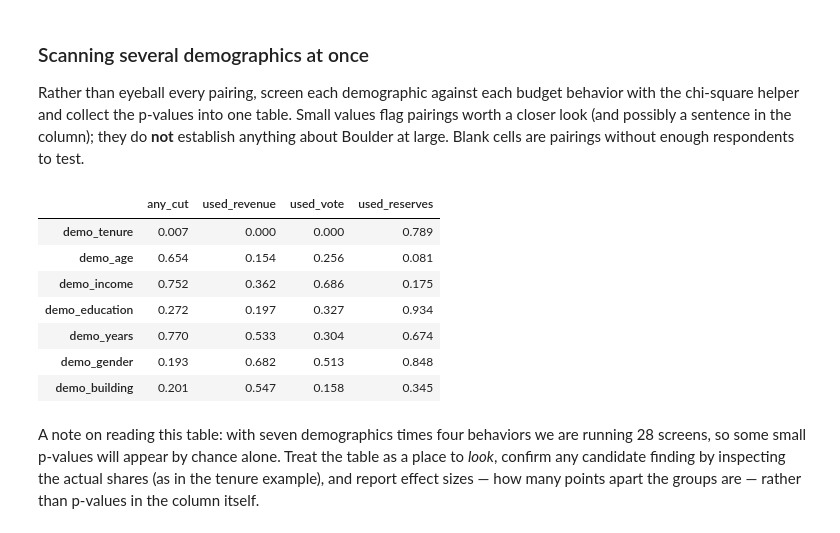
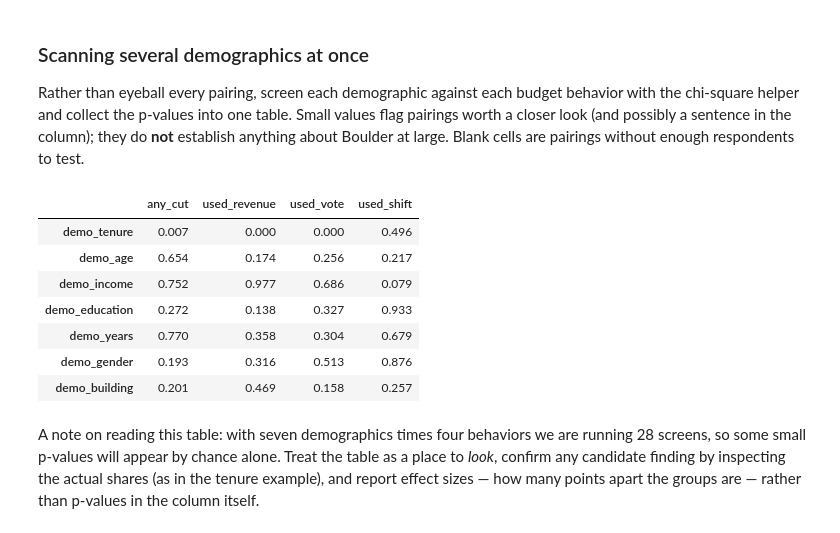
Before and after one commit to brianckeegan/charting-boulder, a Jupyter notebook: 2026-11-budget-tool/budget-survey-analysis.ipynb, the cells around one changed output. Drawn from its saved outputs; the diff is of its cells as text; code cells hidden in the pictures.

```diff
--- a/2026-11-budget-tool/budget-survey-analysis.ipynb
+++ b/2026-11-budget-tool/budget-survey-analysis.ipynb
@@ -53,12 +53,14 @@ Each submission is one flat row: the General Fund department sliders (`gf_*`), t
 # %%
 # Canonical column lists — keep these in lockstep with the widget's data tables.
-GF_SLIDERS = ['gf_police', 'gf_genadmin', 'gf_fire', 'gf_hhs', 'gf_it', 'gf_manager',
+GF_SLIDERS = ['gf_police', 'gf_genadmin', 'gf_fire', 'gf_hhs', 'gf_manager', 'gf_it',
               'gf_facilities', 'gf_finance', 'gf_parksrec', 'gf_attorney', 'gf_other']
-FUND_SLIDERS = ['fund_capital', 'fund_water', 'fund_openspace', 'fund_transpo',
-                'fund_wastewater', 'fund_internal', 'fund_stormwater', 'fund_parkstax',
-                'fund_ahf', 'fund_recact', 'fund_climate', 'fund_pds', 'fund_ssb',
-                'fund_ccrs', 'fund_arts', 'fund_evict', 'fund_airport']
-REV_COLS = ['rev_fees', 'rev_property', 'rev_sales', 'reserves']
+# Each department's spending outside the General Fund (the 2027 locked section).
+FUND_SLIDERS = ['fund_utilities', 'fund_transpo', 'fund_openspace', 'fund_hhs',
+                'fund_parksrec', 'fund_facilities', 'fund_pds', 'fund_manager',
+                'fund_climate', 'fund_fire', 'fund_other']
+# rev_fees/rev_property/rev_sales: % change, −25..25. rev_marijuana: the tax rate,
+# 0..10 (3.5 today). rev_shift: $M of costs moved onto dedicated funds, 0..5.
+REV_COLS = ['rev_fees', 'rev_property', 'rev_sales', 'rev_marijuana', 'rev_shift']
 DEMO_COLS = ['demo_years', 'demo_area', 'demo_employment', 'demo_commute', 'demo_student',
              'demo_education', 'demo_building', 'demo_tenure', 'demo_income',
              'demo_age', 'demo_race', 'demo_gender', 'demo_lgbtq', 'demo_disability']
@@ -150,10 +152,11 @@ def _synthesize_pool(n, rng):
     responses_df['gf_it'] = _maybe_cut(0.30, -6, 7)
     responses_df['gf_hhs'] = np.where(owner, _maybe_cut(0.35, -8, 5), _maybe_cut(0.30, -2, 12))
     responses_df['gf_parksrec'] = _maybe_cut(0.30, -8, 4)
-    # Revenue sources are now percentage-change sliders (−25..25), like the GF
+    # Revenue sources are percentage-change sliders (−25..25), like the GF
     # departments: a reader can raise, cut, or shift a tax. Most movers raise
     # fees/property; a distinct "shift" cohort trims the regressive sales tax and
-    # makes it up on progressive property tax. Reserves stay a one-time $M draw.
+    # makes it up on progressive property tax. The marijuana tax is a rate, and
+    # moving costs onto dedicated funds is a dollar amount.
     responses_df['rev_fees'] = np.where(owner, _maybe_cut(0.45, -10, 13), _maybe_cut(0.60, -8, 17))
     responses_df['rev_property'] = np.where(owner, _maybe_cut(0.30, -8, 11), _maybe_cut(0.55, -5, 19))
     responses_df['rev_sales'] = np.where(owner, _maybe_cut(0.30, -13, 9), _maybe_cut(0.45, -10, 13))
@@ -164,13 +167,16 @@ def _synthesize_pool(n, rng):
         hits = rng.random(n) < prob
         vals = np.round(rng.uniform(0, hi, n), dec)
         return np.where(hits, vals, 0)
-    responses_df['reserves'] = _maybe_rev(0.40, 6, 1)
-    # Locked sliders: a meaningful minority try to move restricted money (incl. capital).
-    responses_df['fund_capital'] = _maybe_cut(0.22, -25, -2)
-    responses_df['fund_arts'] = _maybe_cut(0.10, -25, 6)
+    responses_df['rev_shift'] = _maybe_rev(0.35, 5, 1)
+    raise_mj = rng.random(n) < 0.45                   # most who move it raise it
+    responses_df['rev_marijuana'] = np.where(
+        raise_mj, rng.choice([4.0, 4.5, 5.0, 5.5, 6.0, 7.0, 8.0, 10.0], n), 3.5)
+    # Locked sliders: a meaningful minority try to move restricted money.
+    responses_df['fund_utilities'] = _maybe_cut(0.22, -25, -2)
+    responses_df['fund_parksrec'] = _maybe_cut(0.10, -25, 6)
     responses_df['fund_openspace'] = _maybe_cut(0.12, -20, 6)
-    responses_df['scenario'] = rng.choice(['y2026', 'downturn'], size=n, p=[0.8, 0.2])
-    responses_df['ts'] = pd.Timestamp('2026-06-01') + pd.to_timedelta(rng.integers(0, 12*24*60, n), unit='m')
+    responses_df['scenario'] = '2027'
+    responses_df['ts'] = pd.Timestamp('2026-09-30') + pd.to_timedelta(rng.integers(0, 14*24*60, n), unit='m')
     return responses_df
 
 if STUB_MODE:
@@ -316,8 +322,10 @@ responses_df['mean_gf_change'] = responses_df[GF_SLIDERS].mean(axis=1)        #
 responses_df['any_cut'] = (responses_df[GF_SLIDERS] < 0).any(axis=1)
 responses_df['used_vote'] = (responses_df['rev_property'] > 0) | (responses_df['rev_sales'] > 0)
 responses_df['used_fees'] = responses_df['rev_fees'] > 0
-responses_df['used_reserves'] = responses_df['reserves'] > 0
-responses_df['used_revenue'] = responses_df['used_vote'] | responses_df['used_fees']
+responses_df['used_marijuana'] = responses_df['rev_marijuana'] > 3.5   # above today's rate
+responses_df['used_shift'] = responses_df['rev_shift'] > 0
+responses_df['used_revenue'] = (responses_df['used_vote'] | responses_df['used_fees']
+                                | responses_df['used_marijuana'])
 # A reader "shifts" the mix when they raise one vote-tax while cutting the other —
 # e.g. trimming the regressive sales tax and leaning on progressive property tax.
 responses_df['shifted_revenue'] = (
@@ -330,7 +338,8 @@ topline = {
     'raised some revenue (fees or taxes)': responses_df['used_revenue'].mean(),
     'used a tax requiring a public vote': responses_df['used_vote'].mean(),
     'shifted the tax mix (sales <-> property)': responses_df['shifted_revenue'].mean(),
-    'leaned on one-time reserves': responses_df['used_reserves'].mean(),
+    'raised the marijuana tax': responses_df['used_marijuana'].mean(),
+    'moved costs onto dedicated funds': responses_df['used_shift'].mean(),
 }
 topline_s = pd.Series(topline).sort_values(ascending=False)
 print('Share of respondents who...')
@@ -437,23 +447,23 @@ Rather than eyeball every pairing, screen each demographic against each budget b
 # %%
 screen_demos = ['demo_tenure', 'demo_age', 'demo_income', 'demo_education',
                 'demo_years', 'demo_gender', 'demo_building']
-screen_behaviors = ['any_cut', 'used_revenue', 'used_vote', 'used_reserves']
+screen_behaviors = ['any_cut', 'used_revenue', 'used_vote', 'used_shift']
 
 screen = pd.DataFrame(index=screen_demos, columns=screen_behaviors, dtype=float)
 for d in screen_demos:
     for b in screen_behaviors:
         _, _, p = crosstab_behavior(responses_df, d, b)
         screen.loc[d, b] = p
 screen.round(3)
 # %% [output]
-|  | any_cut | used_revenue | used_vote | used_reserves |
-| demo_tenure | 0.007 | 0.000 | 0.000 | 0.789 |
-| demo_age | 0.654 | 0.154 | 0.256 | 0.081 |
-| demo_income | 0.752 | 0.362 | 0.686 | 0.175 |
-| demo_education | 0.272 | 0.197 | 0.327 | 0.934 |
-| demo_years | 0.770 | 0.533 | 0.304 | 0.674 |
-| demo_gender | 0.193 | 0.682 | 0.513 | 0.848 |
-| demo_building | 0.201 | 0.547 | 0.158 | 0.345 |
+|  | any_cut | used_revenue | used_vote | used_shift |
+| demo_tenure | 0.007 | 0.000 | 0.000 | 0.496 |
+| demo_age | 0.654 | 0.174 | 0.256 | 0.217 |
+| demo_income | 0.752 | 0.977 | 0.686 | 0.079 |
+| demo_education | 0.272 | 0.138 | 0.327 | 0.933 |
+| demo_years | 0.770 | 0.358 | 0.304 | 0.679 |
+| demo_gender | 0.193 | 0.316 | 0.513 | 0.876 |
+| demo_building | 0.201 | 0.469 | 0.158 | 0.257 |
 # %% [markdown]
 A note on reading this table: with seven demographics times four behaviors we are running 28 screens, so some small p-values will appear by chance alone. Treat the table as a place to *look*, confirm any candidate finding by inspecting the actual shares (as in the tenure example), and report effect sizes — how many points apart the groups are — rather than p-values in the column itself.
 # %% [markdown]
```
Also changed, not shown: parts of 13 cells of this notebook, 17 other files.
